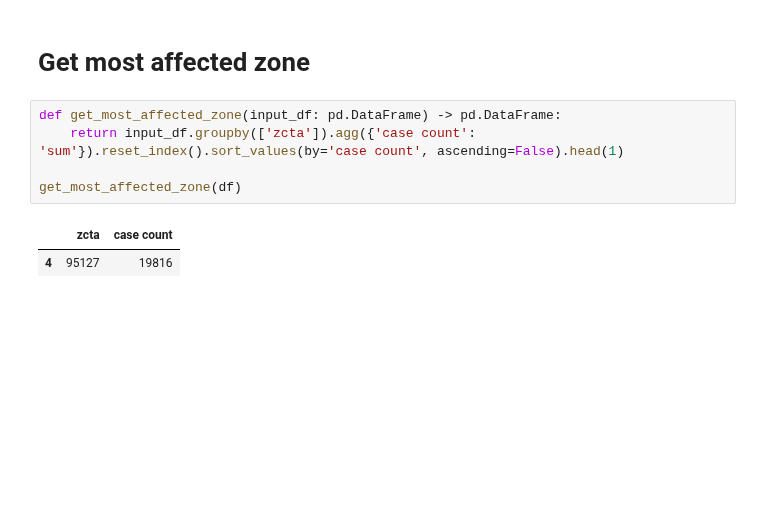
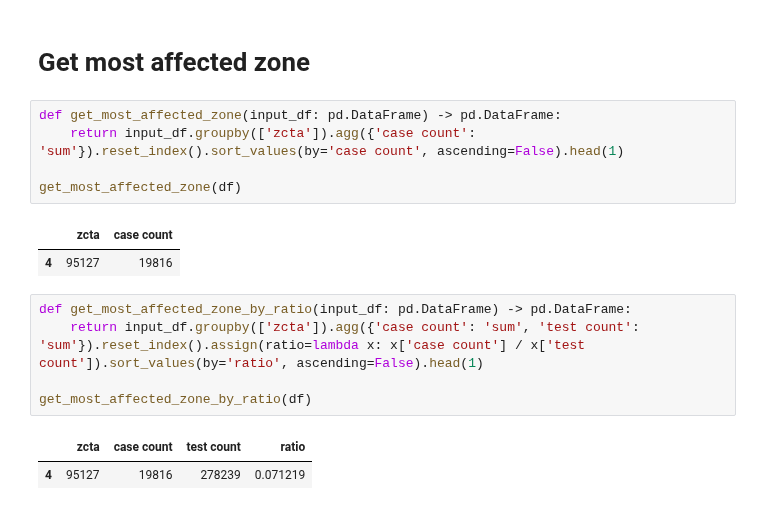
Before and after one commit to Mounir-charef/data_mining, a Jupyter notebook: notebooks/part1-2.ipynb, the cells around one changed output. Drawn from its saved outputs; the diff is of its cells as text; blank space fills up the shorter version.

```diff
--- a/notebooks/part2-2.ipynb
+++ b/notebooks/part1-2.ipynb
@@ -411,3 +400,11 @@ get_most_affected_zone(df)
 # %% [output]
 |  | zcta | case count |
 | 4 | 95127 | 19816 |
+# %%
+def get_most_affected_zone_by_ratio(input_df: pd.DataFrame) -> pd.DataFrame:
+    return input_df.groupby(['zcta']).agg({'case count': 'sum', 'test count': 'sum'}).reset_index().assign(ratio=lambda x: x['case count'] / x['test count']).sort_values(by='ratio', ascending=False).head(1)
+
+get_most_affected_zone_by_ratio(df)
+# %% [output]
+|  | zcta | case count | test count | ratio |
+| 4 | 95127 | 19816 | 278239 | 0.071219 |
```
Also changed, not shown: parts of 4 cells of this notebook.
